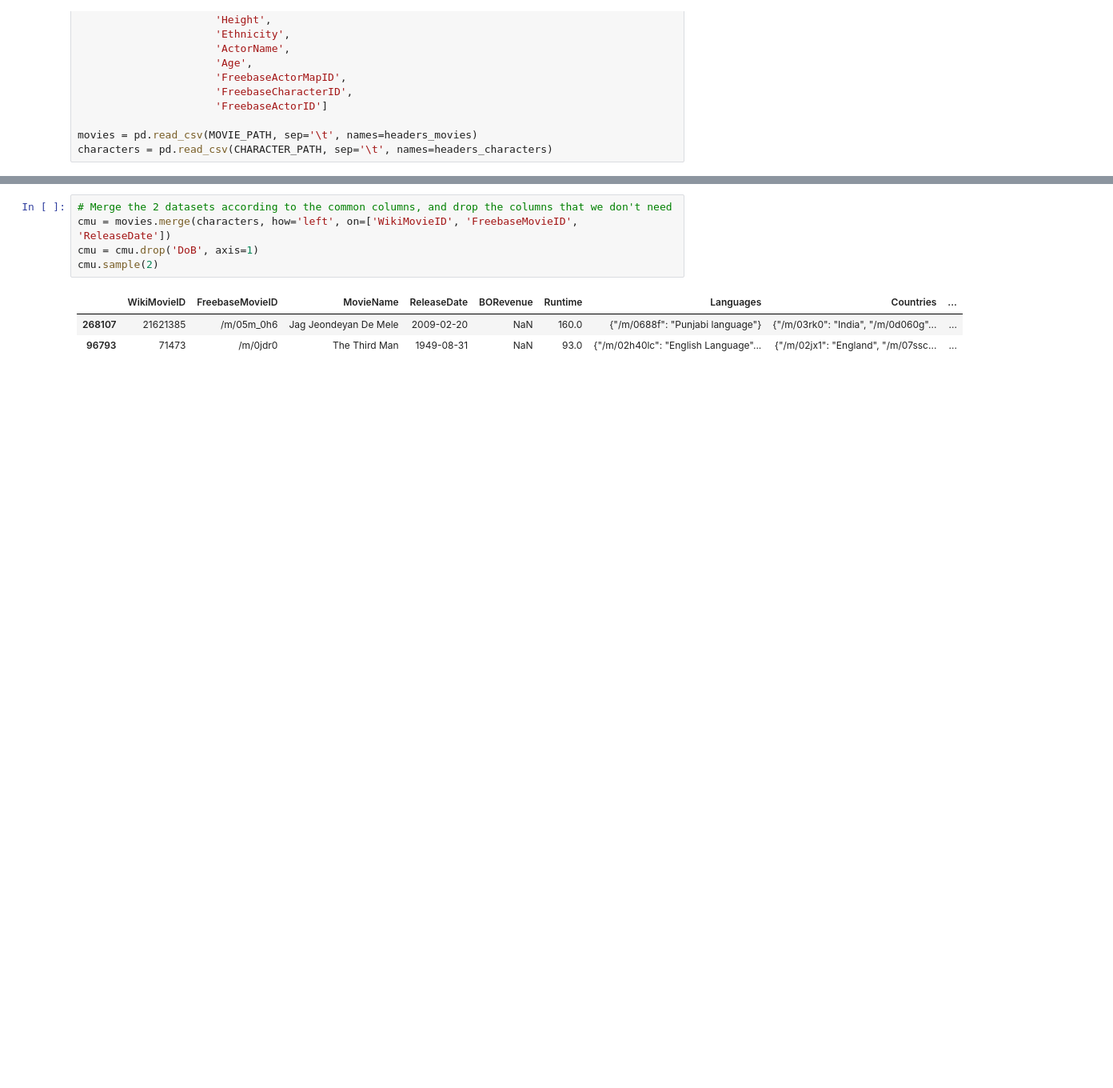
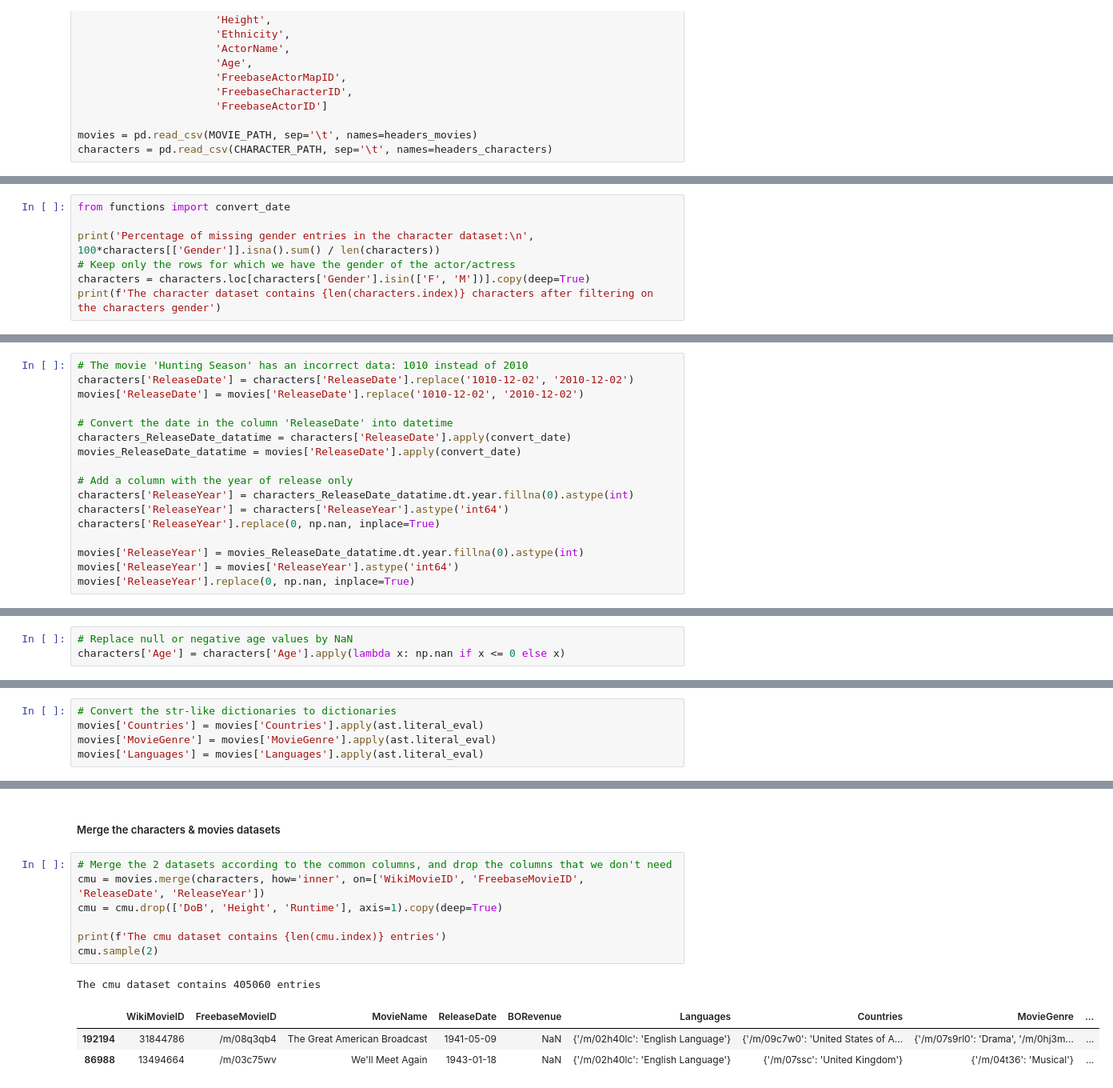
Before and after one commit to epfl-ada/ada-2023-project-teamcajare2023, a Jupyter notebook: P2.ipynb, the cells around one changed output, grey strips where cells are left out. Shown at 80% size. Saved outputs shown, nothing was run; the diff lists cells and outputs as text; blank space fills up the shorter version.

Commit message:
Data Preprocessing update

```diff
--- a/P2.ipynb
+++ b/P2.ipynb
@@ -94,0 +137,7 @@ characters = pd.read_csv(CHARACTER_PATH, sep='\t', names=headers_characters)
+# %%
+from functions import convert_date
+
+print('Percentage of missing gender entries in the character dataset:\n', 100*characters[['Gender']].isna().sum() / len(characters))
+# Keep only the rows for which we have the gender of the actor/actress
+characters = characters.loc[characters['Gender'].isin(['F', 'M'])].copy(deep=True)
+print(f'The character dataset contains {len(characters.index)} characters after filtering on the characters gender')
@@ -94,0 +151,17 @@ characters = pd.read_csv(CHARACTER_PATH, sep='\t', names=headers_characters)
+# %%
+# The movie 'Hunting Season' has an incorrect data: 1010 instead of 2010
+characters['ReleaseDate'] = characters['ReleaseDate'].replace('1010-12-02', '2010-12-02')
+movies['ReleaseDate'] = movies['ReleaseDate'].replace('1010-12-02', '2010-12-02')
+
+# Convert the date in the column 'ReleaseDate' into datetime
+characters_ReleaseDate_datatime = characters['ReleaseDate'].apply(convert_date)
+movies_ReleaseDate_datatime = movies['ReleaseDate'].apply(convert_date)
+
+# Add a column with the year of release only
+characters['ReleaseYear'] = characters_ReleaseDate_datatime.dt.year.fillna(0).astype(int)
+characters['ReleaseYear'] = characters['ReleaseYear'].astype('int64')
+characters['ReleaseYear'].replace(0, np.nan, inplace=True)
+
+movies['ReleaseYear'] = movies_ReleaseDate_datatime.dt.year.fillna(0).astype(int)
+movies['ReleaseYear'] = movies['ReleaseYear'].astype('int64')
+movies['ReleaseYear'].replace(0, np.nan, inplace=True)
@@ -94,0 +182,3 @@ characters = pd.read_csv(CHARACTER_PATH, sep='\t', names=headers_characters)
+# %%
+# Replace null or negative age values by NaN
+characters['Age'] = characters['Age'].apply(lambda x: np.nan if x <= 0 else x)
@@ -94,0 +187,5 @@ characters = pd.read_csv(CHARACTER_PATH, sep='\t', names=headers_characters)
+# %%
+# Convert the str-like dictionaries to dictionaries
+movies['Countries'] = movies['Countries'].apply(ast.literal_eval)
+movies['MovieGenre'] = movies['MovieGenre'].apply(ast.literal_eval)
+movies['Languages'] = movies['Languages'].apply(ast.literal_eval)
@@ -95,9 +198,14 @@ characters = pd.read_csv(CHARACTER_PATH, sep='\t', names=headers_characters)
+# %% [markdown]
+##### Merge the characters & movies datasets
 # %%
 # Merge the 2 datasets according to the common columns, and drop the columns that we don't need
-cmu = movies.merge(characters, how='left', on=['WikiMovieID', 'FreebaseMovieID', 'ReleaseDate'])
-cmu = cmu.drop('DoB', axis=1)
+cmu = movies.merge(characters, how='inner', on=['WikiMovieID', 'FreebaseMovieID', 'ReleaseDate', 'ReleaseYear'])
+cmu = cmu.drop(['DoB', 'Height', 'Runtime'], axis=1).copy(deep=True)
+
+print(f'The cmu dataset contains {len(cmu.index)} entries')
 cmu.sample(2)
 # %% [output]
+The cmu dataset contains 405060 entries
-|  | WikiMovieID | FreebaseMovieID | MovieName | ReleaseDate | BORevenue | Runtime | Languages | Countries | ... |
-| 268107 | 21621385 | /m/05m_0h6 | Jag Jeondeyan De Mele | 2009-02-20 | NaN | 160.0 | {"/m/0688f": "Punjabi language"} | {"/m/03rk0": "India", "/m/0d060g"... | ... |
-| 96793 | 71473 | /m/0jdr0 | The Third Man | 1949-08-31 | NaN | 93.0 | {"/m/02h40lc": "English Language"... | {"/m/02jx1": "England", "/m/07ssc... | ... |
+|  | WikiMovieID | FreebaseMovieID | MovieName | ReleaseDate | BORevenue | Languages | Countries | MovieGenre | ... |
+| 192194 | 31844786 | /m/08q3qb4 | The Great American Broadcast | 1941-05-09 | NaN | {'/m/02h40lc': 'English Language'} | {'/m/09c7w0': 'United States of A... | {'/m/07s9rl0': 'Drama', '/m/0hj3m... | ... |
+| 86988 | 13494664 | /m/03c75wv | We'll Meet Again | 1943-01-18 | NaN | {'/m/02h40lc': 'English Language'} | {'/m/07ssc': 'United Kingdom'} | {'/m/04t36': 'Musical'} | ... |
```
Also changed, not shown: parts of 120 cells of this notebook.
